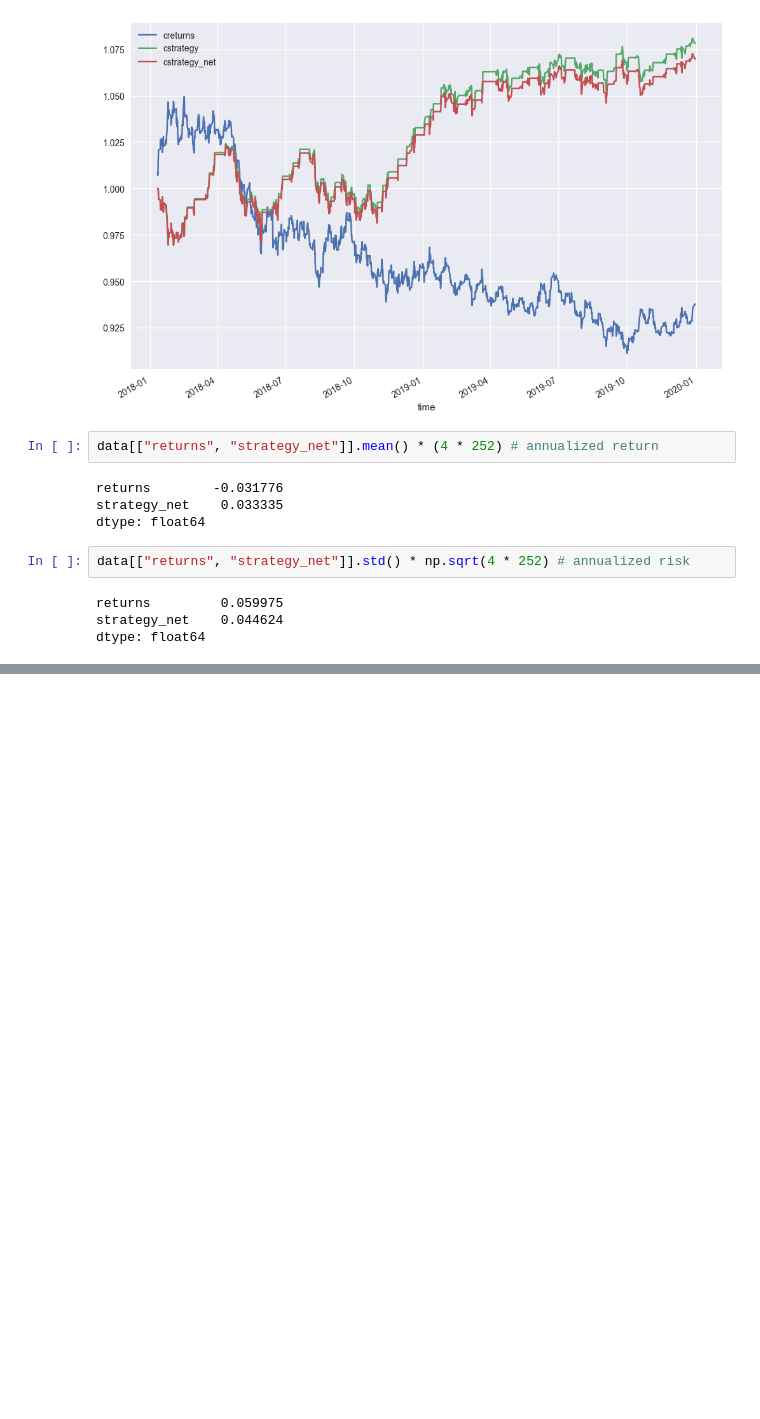
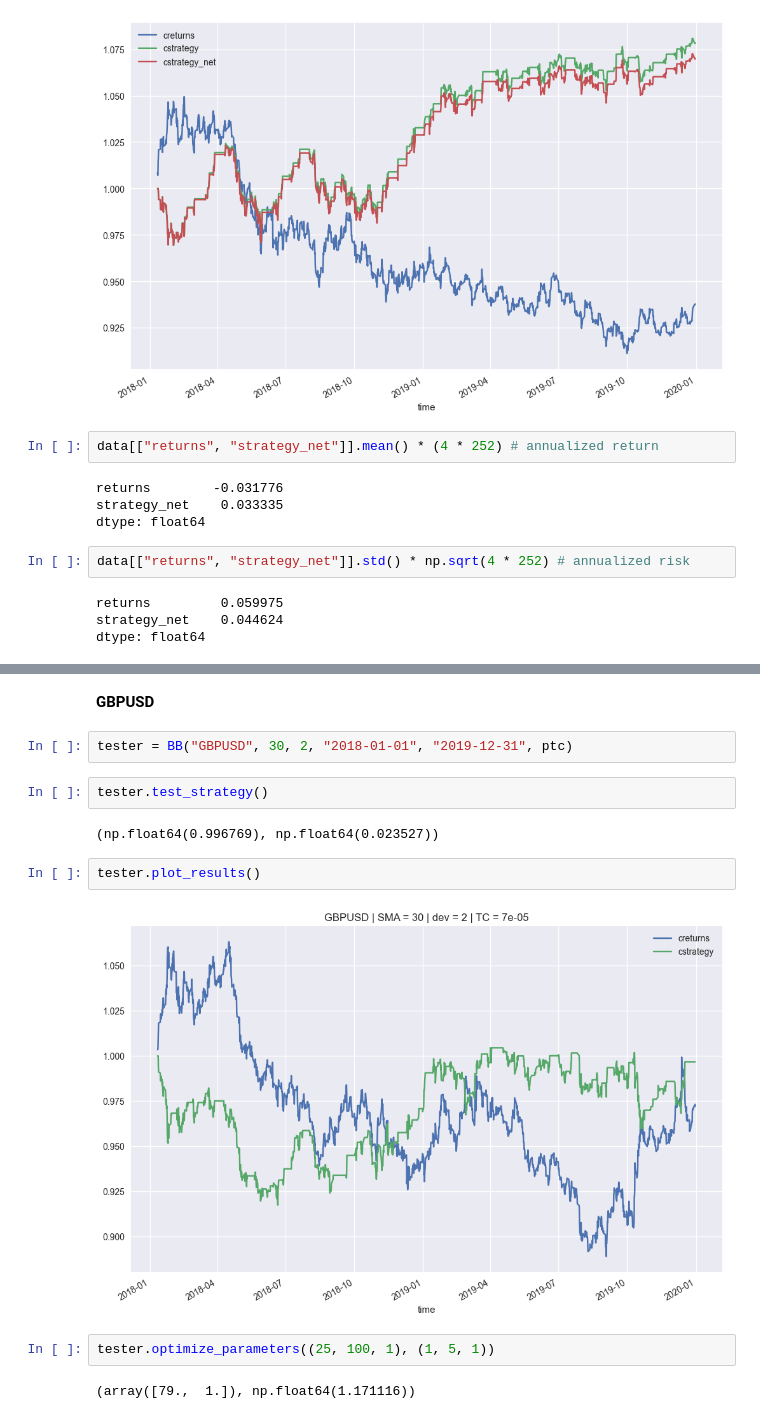
Before and after one commit to AvirukthGT/AlgoTrading, a Jupyter notebook: BollingerBands/BollingerBands.ipynb, the cells around one changed output, grey strips where cells are left out. Saved outputs shown, nothing was run; the diff lists cells and outputs as text; blank space fills up the shorter version.

```diff
--- a/BollingerBands/BollingerBands.ipynb
+++ b/BollingerBands/BollingerBands.ipynb
@@ -200,0 +282,16 @@ dtype: float64
+# %% [markdown]
+__GBPUSD__
+# %%
+tester = BB("GBPUSD", 30, 2, "2018-01-01", "2019-12-31", ptc)
+# %%
+tester.test_strategy()
+# %% [output]
+(np.float64(0.996769), np.float64(0.023527))
+# %%
+tester.plot_results()
+# %% [output]
+[figure, added]
+# %%
+tester.optimize_parameters((25, 100, 1), (1, 5, 1))
+# %% [output]
+(array([79.,  1.]), np.float64(1.171116))
```
Also changed, not shown: parts of 13 cells of this notebook, 2 other files.
